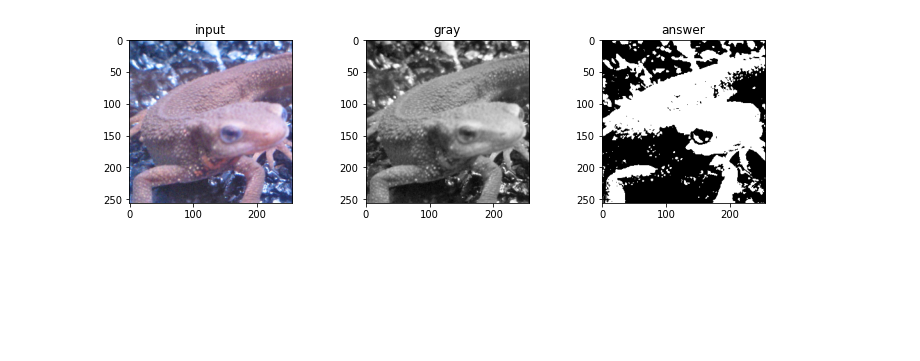
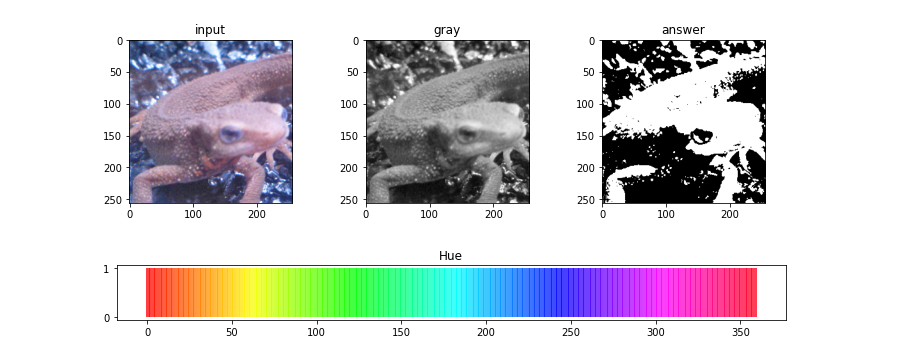
Before and after one commit to azugxi7374/garakuta222, a Jupyter notebook: 004_gazo/004.ipynb, the cells around one changed output. Drawn from its saved outputs; the diff is of its cells as text; code cells hidden in the pictures; blank space fills up the shorter version.

```diff
--- a/004_gazo/004.ipynb
+++ b/004_gazo/004.ipynb
@@ -102,3 +102,12 @@ plt.show()
 # %% [output]
 oth= 129
 [figure]
+# %%
+from matplotlib import cm
+plt.figure(figsize=(12, 1))
+plt.title('Hue')
+for i in range(360):
+    plt.vlines(i, 0, 1, color=cm.hsv(i / 360))
+plt.show()
+# %% [output]
+[figure, added]
```
Also changed, not shown: parts of 1 cell of this notebook.
